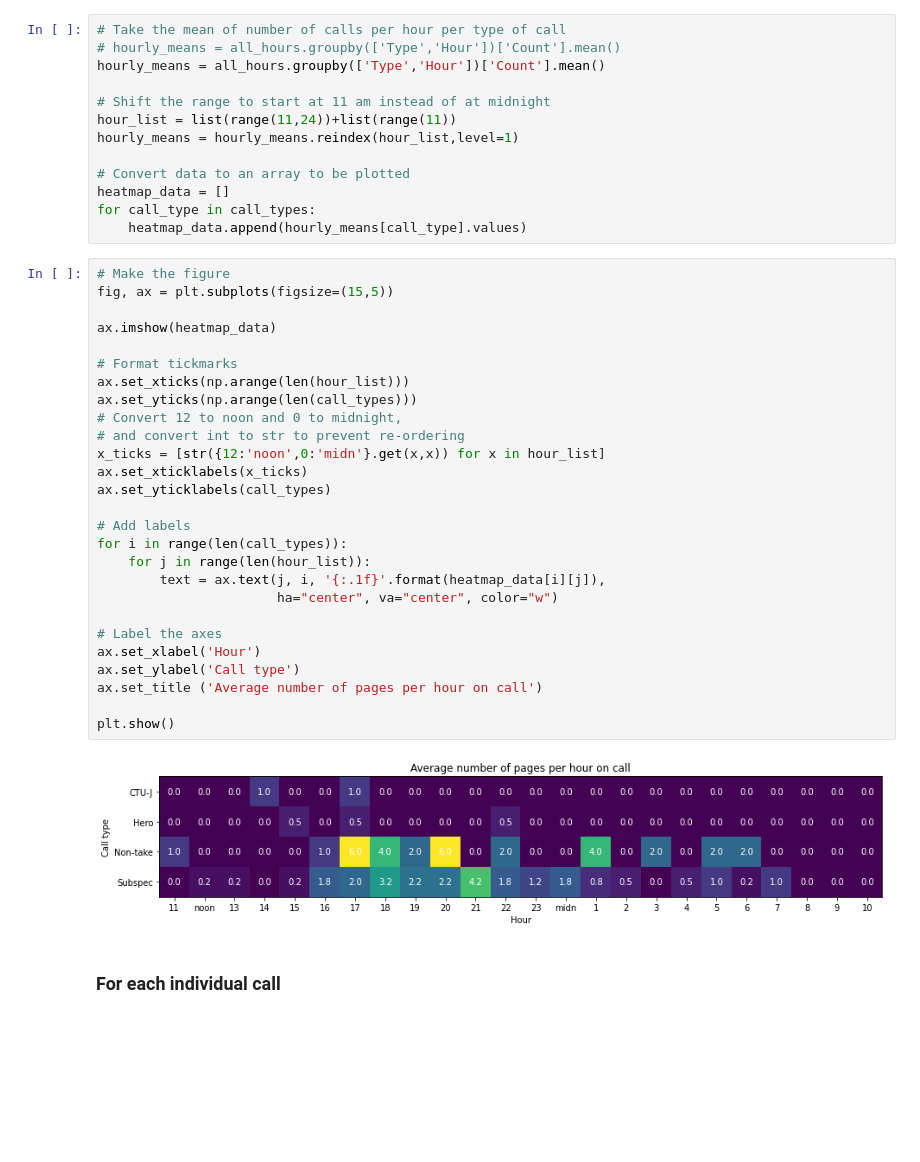
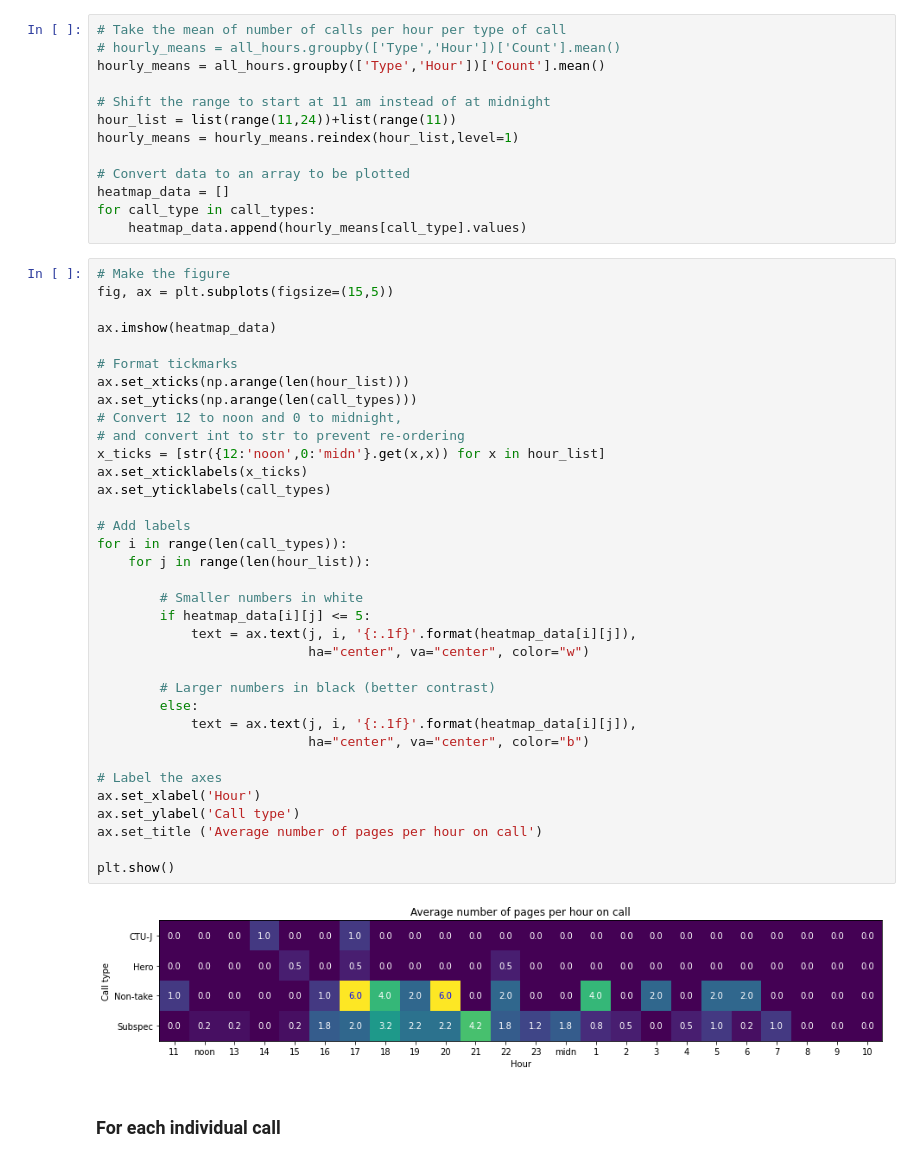
Before and after one commit to A-Garg/call-heatmap, a Jupyter notebook: call_log_analyzer.ipynb, the cells around one changed output. Cells and saved outputs as stored; diff of their text form; blank space fills up the shorter version.

Commit message:
Update call_log_analyzer.ipynb
Add contrast to higher numbers in the plot

```diff
--- a/call_log_analyzer.ipynb
+++ b/call_log_analyzer.ipynb
@@ -283,32 +283,40 @@ for call_type in call_types:
 # %%
 # Make the figure
 fig, ax = plt.subplots(figsize=(15,5))
 
 ax.imshow(heatmap_data)
 
 # Format tickmarks
 ax.set_xticks(np.arange(len(hour_list)))
 ax.set_yticks(np.arange(len(call_types)))
 # Convert 12 to noon and 0 to midnight,
 # and convert int to str to prevent re-ordering
 x_ticks = [str({12:'noon',0:'midn'}.get(x,x)) for x in hour_list]
 ax.set_xticklabels(x_ticks)
 ax.set_yticklabels(call_types)
 
 # Add labels
 for i in range(len(call_types)):
     for j in range(len(hour_list)):
-        text = ax.text(j, i, '{:.1f}'.format(heatmap_data[i][j]),
-                       ha="center", va="center", color="w")
+
+        # Smaller numbers in white
+        if heatmap_data[i][j] <= 5:
+            text = ax.text(j, i, '{:.1f}'.format(heatmap_data[i][j]),
+                           ha="center", va="center", color="w")
+
+        # Larger numbers in black (better contrast)
+        else:
+            text = ax.text(j, i, '{:.1f}'.format(heatmap_data[i][j]),
+                           ha="center", va="center", color="b")
 
 # Label the axes
 ax.set_xlabel('Hour')
 ax.set_ylabel('Call type')
 ax.set_title ('Average number of pages per hour on call')
 
 plt.show()
 # %% [output]
-[figure, old version]
+[figure, new version]
 # %% [markdown]
 ### For each individual call
 # %%
```
Also changed, not shown: parts of 1 cell of this notebook.
